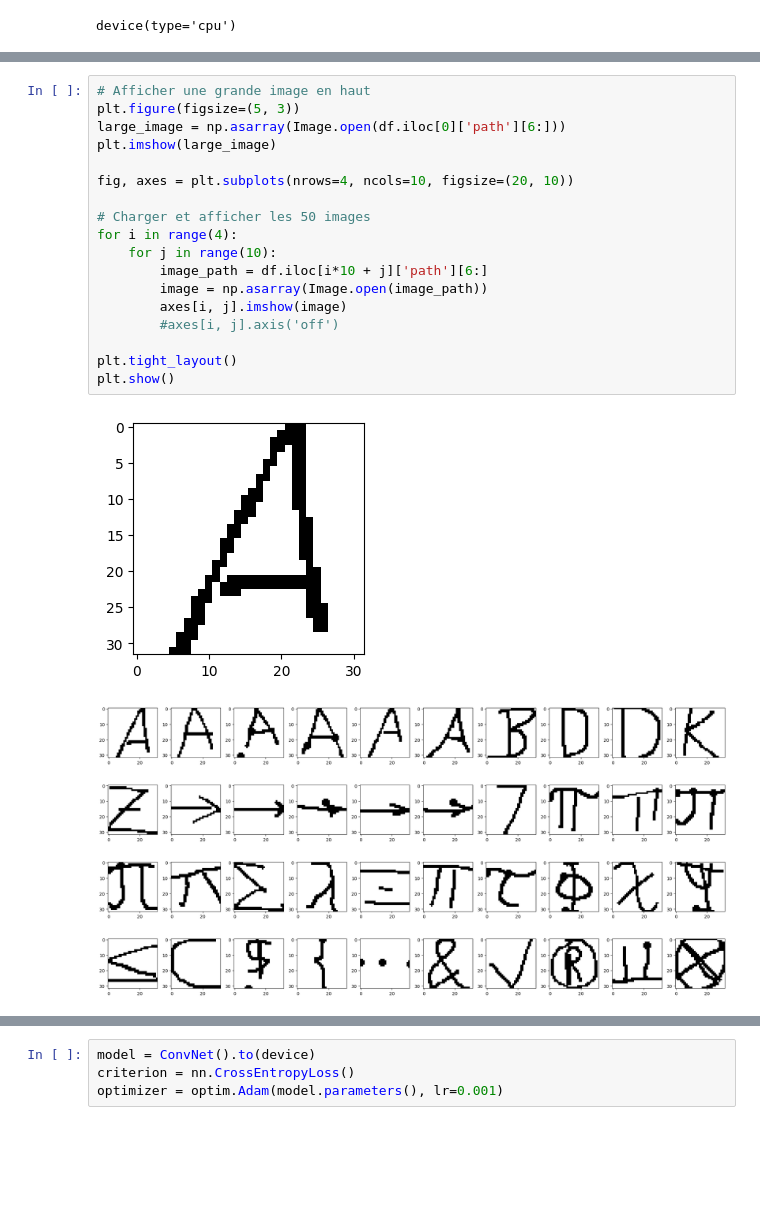
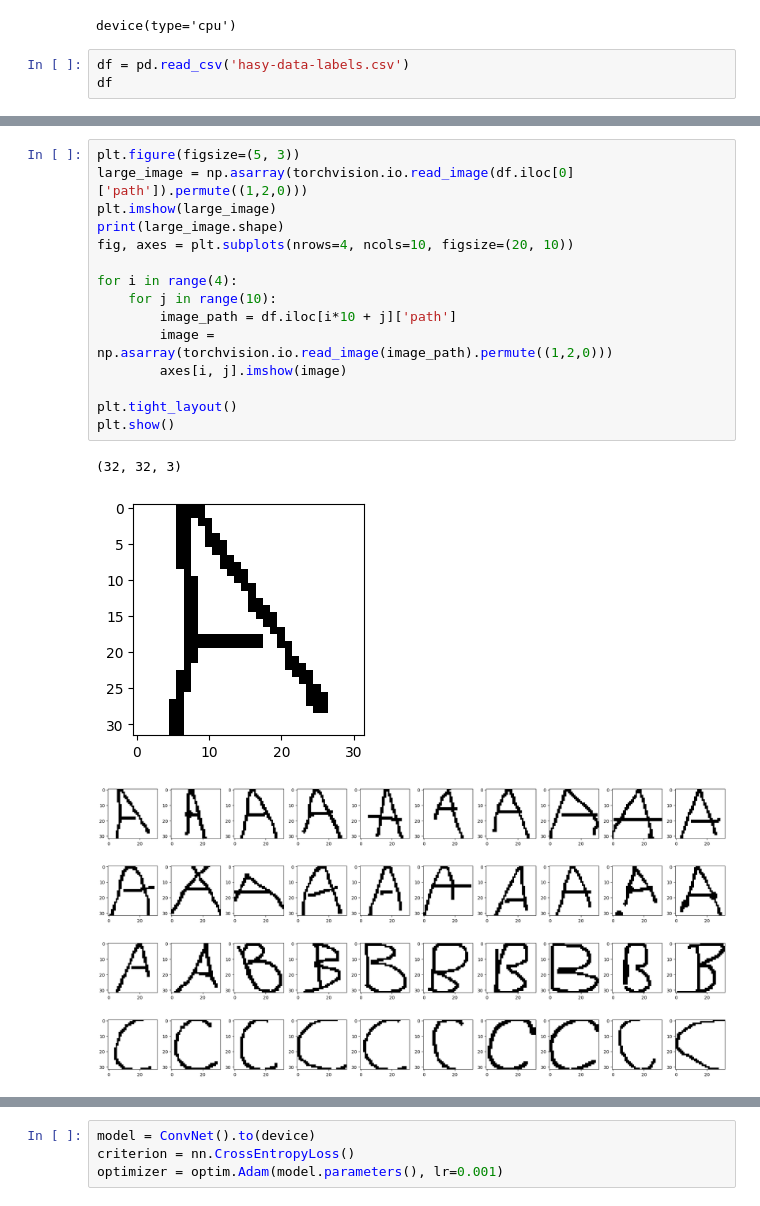
Before and after one commit to Chaotix953/HASYv2, a Jupyter notebook: Untitled.ipynb, the cells around one changed output, grey strips where cells are left out. Cells and saved outputs as stored; diff of their text form; blank space fills up the shorter version.

```diff
--- a/Untitled.ipynb
+++ b/Untitled.ipynb
@@ -18,3 +17,6 @@ device = torch.device("cuda" if torch.cuda.is_available() else "cpu")
 device
 # %% [output]
 device(type='cpu')
+# %%
+df = pd.read_csv('hasy-data-labels.csv')
+df
@@ -21,21 +37,19 @@ device(type='cpu')
 # %%
-# Afficher une grande image en haut
 plt.figure(figsize=(5, 3))
-large_image = np.asarray(Image.open(df.iloc[0]['path'][6:]))
+large_image = np.asarray(torchvision.io.read_image(df.iloc[0]['path']).permute((1,2,0)))
 plt.imshow(large_image)
-
+print(large_image.shape)
 fig, axes = plt.subplots(nrows=4, ncols=10, figsize=(20, 10))
 
-# Charger et afficher les 50 images
 for i in range(4):
     for j in range(10):
-        image_path = df.iloc[i*10 + j]['path'][6:]
-        image = np.asarray(Image.open(image_path))
+        image_path = df.iloc[i*10 + j]['path']
+        image = np.asarray(torchvision.io.read_image(image_path).permute((1,2,0)))
         axes[i, j].imshow(image)
-        #axes[i, j].axis('off')
 
 plt.tight_layout()
 plt.show()
 # %% [output]
+(32, 32, 3)
-[figure, old version]
+[figure, new version]
-[figure, old version]
+[figure, new version]
```
Also changed, not shown: parts of 12 cells of this notebook.
